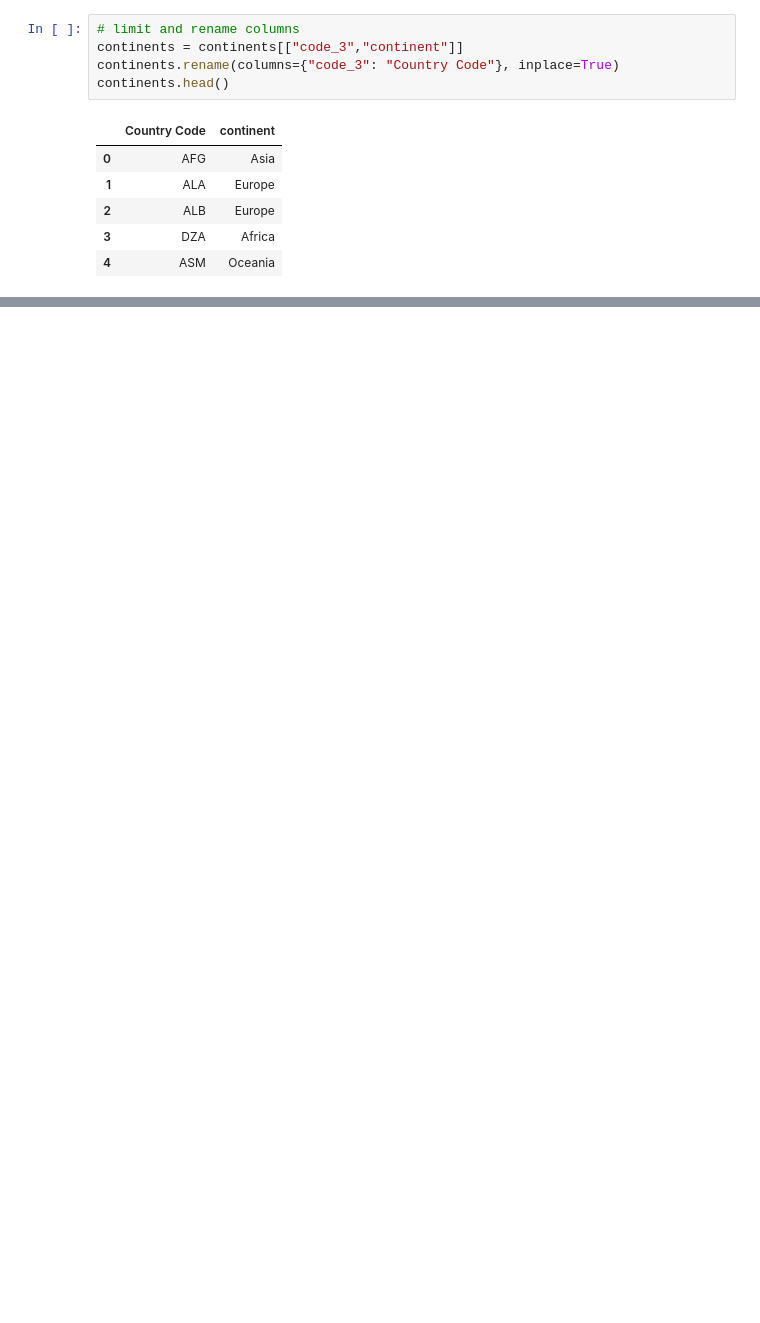
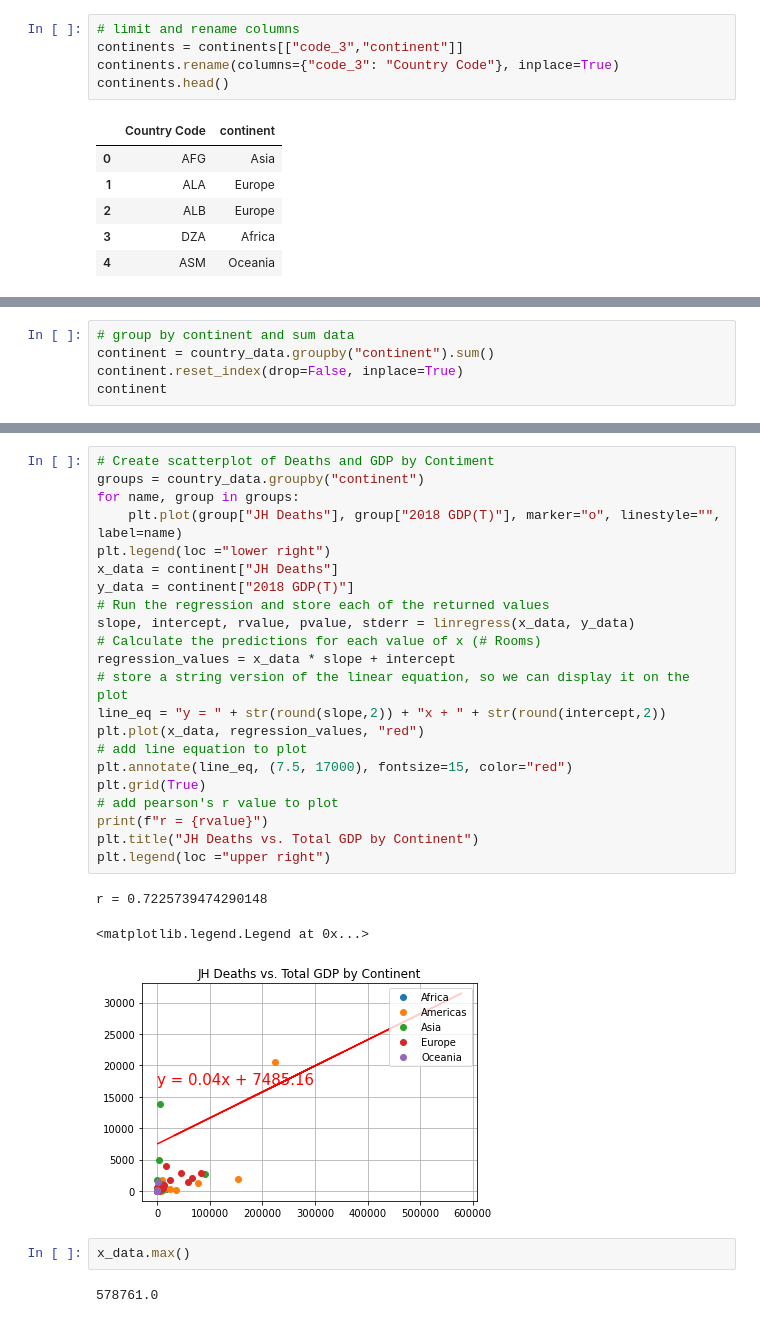
Before and after one commit to mcbien/Project_One, a Jupyter notebook: Project One - Charting.ipynb, the cells around one changed output, grey strips where cells are left out. Saved outputs shown, nothing was run; the diff lists cells and outputs as text; blank space fills up the shorter version.

```diff
--- a/Project One - Charting.ipynb
+++ b/Project One - Charting.ipynb
@@ -328,0 +318,5 @@ country_data.groupby("continent").sum()
+# %%
+# group by continent and sum data
+continent = country_data.groupby("continent").sum()
+continent.reset_index(drop=False, inplace=True)
+continent
@@ -328,0 +330,30 @@ country_data.groupby("continent").sum()
+# %%
+# Create scatterplot of Deaths and GDP by Contiment
+groups = country_data.groupby("continent")
+for name, group in groups:
+    plt.plot(group["JH Deaths"], group["2018 GDP(T)"], marker="o", linestyle="", label=name)
+plt.legend(loc ="lower right")
+x_data = continent["JH Deaths"]
+y_data = continent["2018 GDP(T)"]
+# Run the regression and store each of the returned values
+slope, intercept, rvalue, pvalue, stderr = linregress(x_data, y_data)
+# Calculate the predictions for each value of x (# Rooms)
+regression_values = x_data * slope + intercept
+# store a string version of the linear equation, so we can display it on the plot
+line_eq = "y = " + str(round(slope,2)) + "x + " + str(round(intercept,2))
+plt.plot(x_data, regression_values, "red")
+# add line equation to plot
+plt.annotate(line_eq, (7.5, 17000), fontsize=15, color="red")
+plt.grid(True)
+# add pearson's r value to plot
+print(f"r = {rvalue}")
+plt.title("JH Deaths vs. Total GDP by Continent")
+plt.legend(loc ="upper right")
+# %% [output]
+r = 0.7225739474290148
+<matplotlib.legend.Legend at 0x...>
+[figure, added]
+# %%
+x_data.max()
+# %% [output]
+578761.0
```
Also changed, not shown: parts of 6 cells of this notebook.
